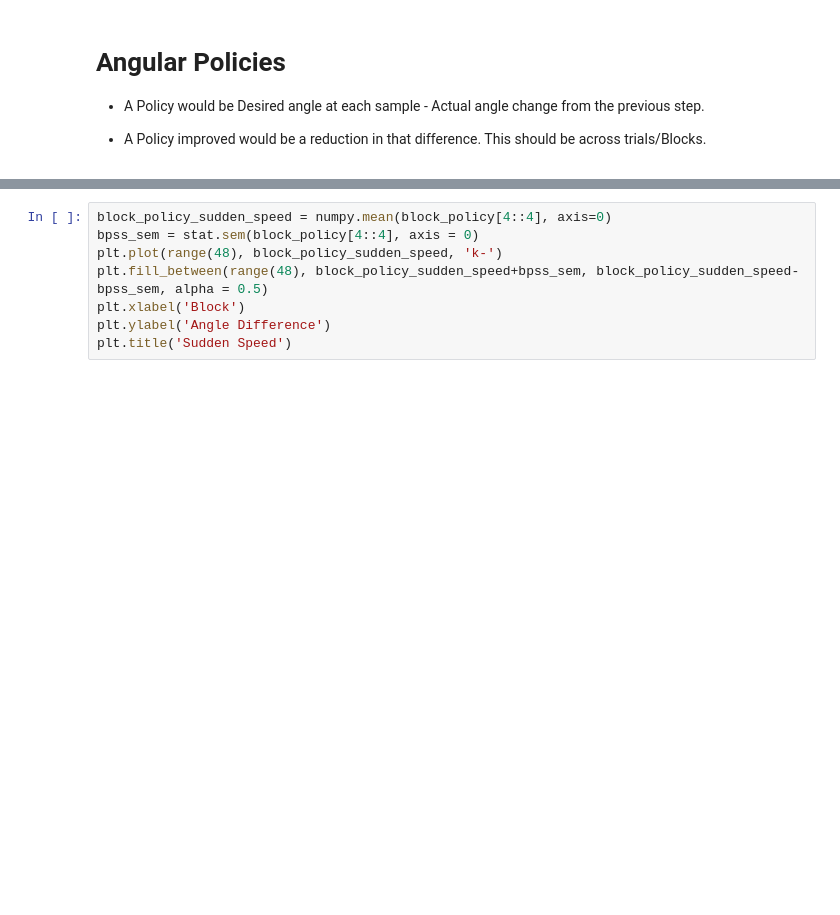
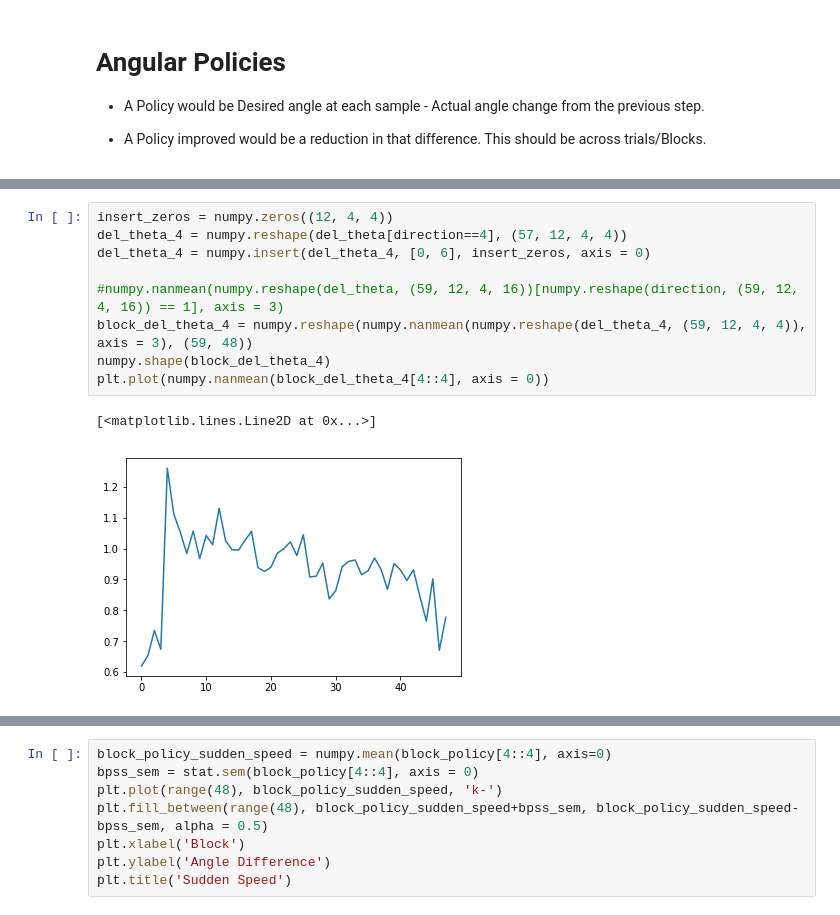
Before and after one commit to tejas-savalia/Lab-Codes, a Jupyter notebook: Psychtoolbox/Visuomotor Adaptation/python_scripts/analyses.ipynb, the cells around one changed output, grey strips where cells are left out. Saved outputs shown, nothing was run; the diff lists cells and outputs as text; blank space fills up the shorter version.

```diff
--- a/Psychtoolbox/Visuomotor Adaptation/python_scripts/analyses.ipynb
+++ b/Psychtoolbox/Visuomotor Adaptation/python_scripts/analyses.ipynb
@@ -1184,0 +1233,12 @@ for participant in range(1, 58):
+# %%
+insert_zeros = numpy.zeros((12, 4, 4))
+del_theta_4 = numpy.reshape(del_theta[direction==4], (57, 12, 4, 4))
+del_theta_4 = numpy.insert(del_theta_4, [0, 6], insert_zeros, axis = 0)
+
+#numpy.nanmean(numpy.reshape(del_theta, (59, 12, 4, 16))[numpy.reshape(direction, (59, 12, 4, 16)) == 1], axis = 3)
+block_del_theta_4 = numpy.reshape(numpy.nanmean(numpy.reshape(del_theta_4, (59, 12, 4, 4)), axis = 3), (59, 48))
+numpy.shape(block_del_theta_4)
+plt.plot(numpy.nanmean(block_del_theta_4[4::4], axis = 0))
+# %% [output]
+[<matplotlib.lines.Line2D at 0x...>]
+[figure, added]
```
Also changed, not shown: parts of 21 cells of this notebook, 3 other files.
